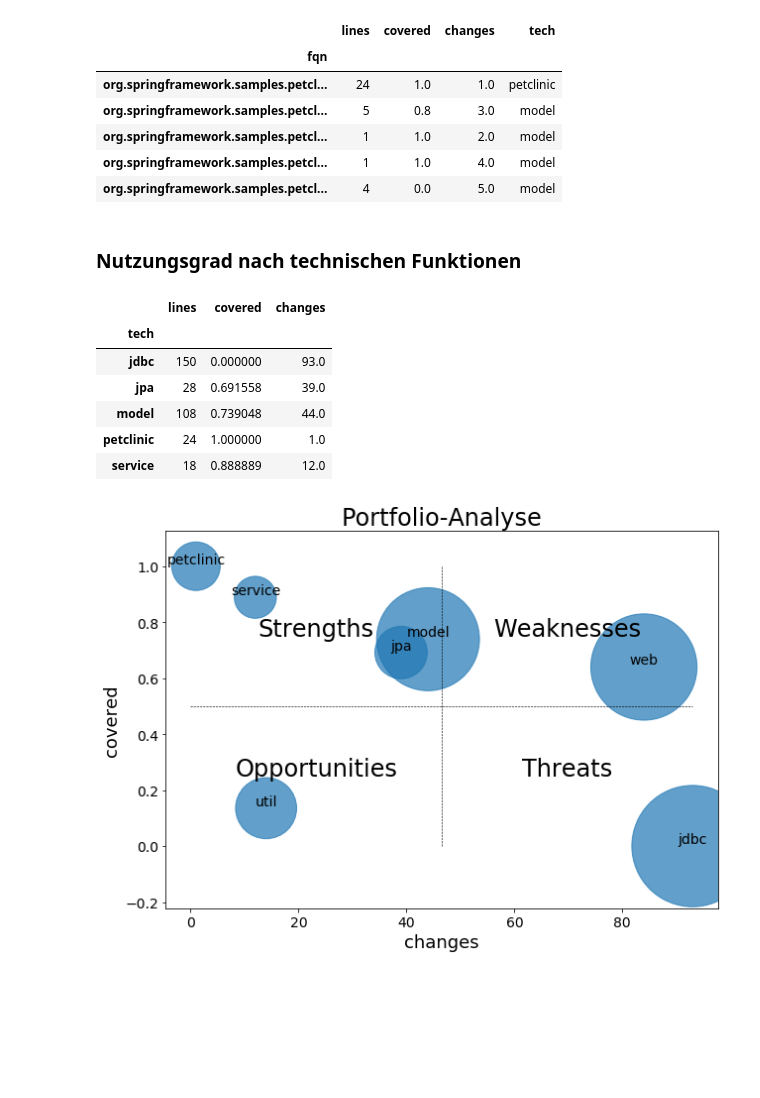
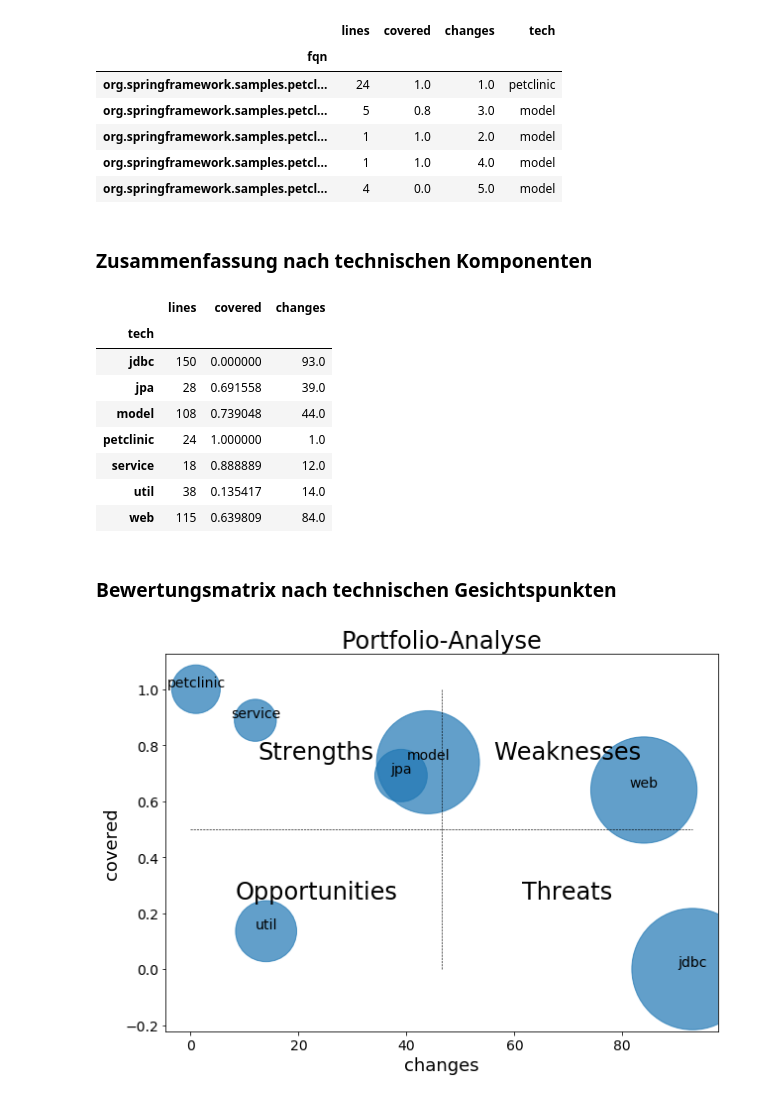
Before and after one commit to feststelltaste/software-analytics, a Jupyter notebook: demos/20180425_JAX_Mainz/Wertloser Code.ipynb, the cells around one changed output. Cells and saved outputs as stored; diff of their text form; code cells hidden in the pictures; blank space fills up the shorter version.

```diff
--- a/demos/20180425_JAX_Mainz/Wertloser Code.ipynb
+++ b/demos/20180425_JAX_Mainz/Wertloser Code.ipynb
@@ -121,22 +120,26 @@ analysis.head()
 | org.springframework.samples.petcl... | 1 | 1.0 | 4.0 | model |
 | org.springframework.samples.petcl... | 4 | 0.0 | 5.0 | model |
 # %% [markdown]
-### Nutzungsgrad nach technischen Funktionen
+### Zusammenfassung nach technischen Komponenten
 # %%
 tech_insights = analysis.groupby('tech').agg({
     "lines" : "sum",
     "covered": "mean",
     "changes" : "sum"
     })
-tech_insights.head()
+tech_insights
 # %% [output]
 |  | lines | covered | changes |
 | tech |  |  |  |
 | jdbc | 150 | 0.000000 | 93.0 |
 | jpa | 28 | 0.691558 | 39.0 |
 | model | 108 | 0.739048 | 44.0 |
 | petclinic | 24 | 1.000000 | 1.0 |
 | service | 18 | 0.888889 | 12.0 |
+| util | 38 | 0.135417 | 14.0 |
+| web | 115 | 0.639809 | 84.0 |
+# %% [markdown]
+### Bewertungsmatrix nach technischen Gesichtspunkten
 # %%
 %matplotlib inline
 from ausi import portfolio
```
Also changed, not shown: parts of 9 cells of this notebook.
